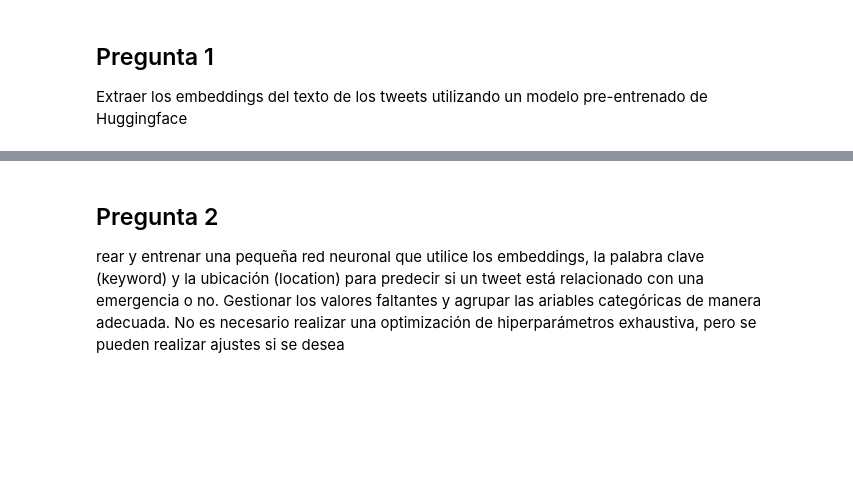
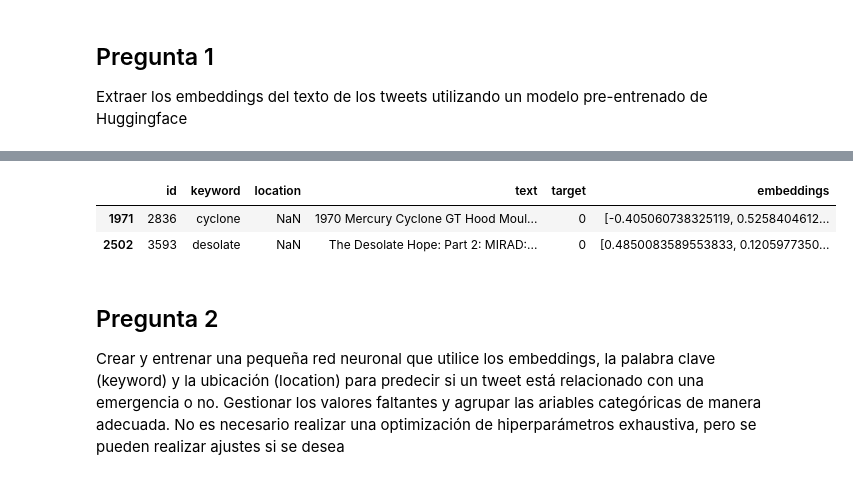
Before and after one commit to alvaropdr10/alvaro_2, a Jupyter notebook: practica_2.ipynb, the cells around one changed output, grey strips where cells are left out. Cells and saved outputs as stored; diff of their text form; code cells hidden in the pictures; blank space fills up the shorter version.

```diff
--- a/practica_2.ipynb
+++ b/practica_2.ipynb
@@ -451,0 +392,21 @@ Extraer los embeddings del texto de los tweets utilizando un modelo pre-entrenad
+# %%
+model_id = 'sentence-transformers/xlm-r-bert-base-nli-mean-tokens' #"sentence-transformers/all-MiniLM-L6-v2"
+hf_token = "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"
+
+
+api_url = f"https://api-inference.huggingface.co/pipeline/feature-extraction/{model_id}"
+headers = {"Authorization": f"Bearer {hf_token}"}
+
+def query(texts):
+    response = requests.post(api_url, headers=headers, json={"inputs": texts, "options":{"wait_for_model":True}})
+    return response.json()
+
+texts = twitter_emergency.text.values.tolist()
+output = query(texts)
+
+twitter_emergency['embeddings'] =output
+twitter_emergency.head(2)
+# %% [output]
+|  | id | keyword | location | text | target | embeddings |
+| 1971 | 2836 | cyclone | NaN | 1970 Mercury Cyclone GT Hood Moul... | 0 | [-0.405060738325119, 0.5258404612... |
+| 2502 | 3593 | desolate | NaN | The Desolate Hope: Part 2: MIRAD:... | 0 | [0.4850083589553833, 0.1205977350... |
@@ -452,4 +416,4 @@ Extraer los embeddings del texto de los tweets utilizando un modelo pre-entrenad
 # %% [markdown]
 <h2 id="p_2_2">Pregunta 2</h2>
 
-rear y entrenar una pequeña red neuronal que utilice los embeddings, la palabra clave (keyword) y la ubicación (location) para predecir si un tweet está relacionado con una emergencia o no. Gestionar los valores faltantes y agrupar las ariables categóricas de manera adecuada. No es necesario realizar una optimización de hiperparámetros exhaustiva, pero se pueden realizar ajustes si se desea
+Crear y entrenar una pequeña red neuronal que utilice los embeddings, la palabra clave (keyword) y la ubicación (location) para predecir si un tweet está relacionado con una emergencia o no. Gestionar los valores faltantes y agrupar las ariables categóricas de manera adecuada. No es necesario realizar una optimización de hiperparámetros exhaustiva, pero se pueden realizar ajustes si se desea
```
Also changed, not shown: parts of 17 cells of this notebook.
